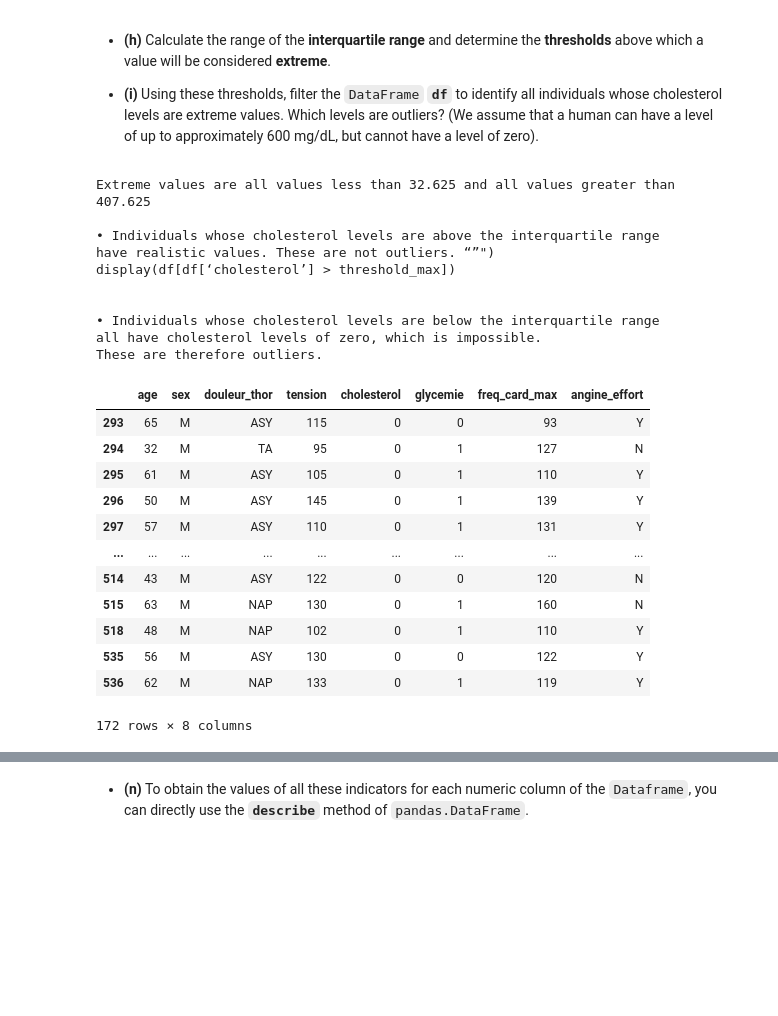
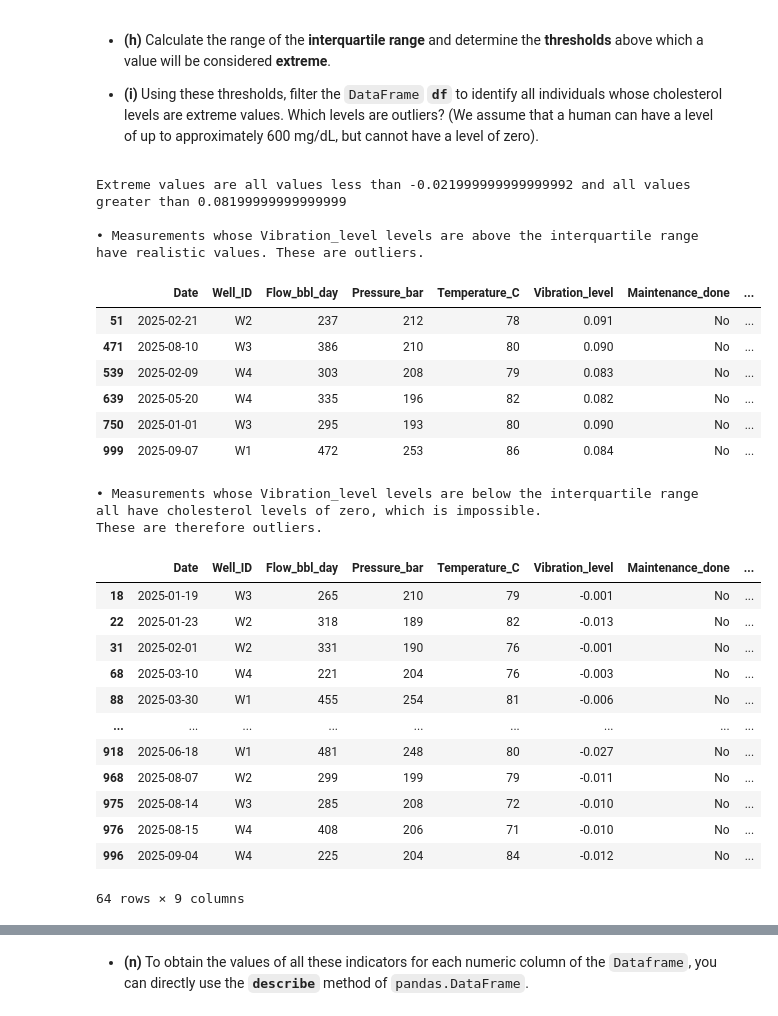
Before and after one commit to Demosthene-OR/Student-AI-and-Data-Management, a Jupyter notebook: 01_analysis_num_variables_oil_en.ipynb, the cells around one changed output, grey strips where cells are left out. Saved outputs shown, nothing was run; the diff lists cells and outputs as text; code cells hidden in the pictures; blank space fills up the shorter version.

```diff
--- a/01_analysis_num_variables_oil_en.ipynb
+++ b/01_analysis_num_variables_oil_en.ipynb
@@ -46,8 +57,7 @@ import pandas as pd
 import numpy as np
 
 url = "https://raw.githubusercontent.com/Demosthene-OR/Student-AI-and-Data-Management/main/data/"
-# df = pd.read_csv(url+"heart.csv")
-df = pd.read_csv(url+"OilWell_Production_Maintenance_1000rows.csv")
+df = pd.read_csv(url+"OilWell_Production_Maintenance.csv")
 df.head()
 # %% [output]
 |  | Date | Well_ID | Flow_bbl_day | Pressure_bar | Temperature_C | Vibration_level | Maintenance_done | ... |
@@ -190,9 +199,12 @@ dtype: int64
 # %%
-print("The minimum value is: ", df['cholesterol'].min())
-print("The maximum value is: ", df['cholesterol'].max())
-print("The median value is: ", df['cholesterol'].median(), '\n')
+# Column analysed
+col = 'Vibration_level'
 
-q1, q2, q3 = df['cholesterol'].quantile(q=[0.25, 0.5, 0.75])
+print("The minimum value is: ", df[col].min())
+print("The maximum value is: ", df[col].max())
+print("The median value is: ", df[col].median(), '\n')
+
+q1, q2, q3 = df[col].quantile(q=[0.25, 0.5, 0.75])
 
 print("The quartiles are:", "q1 =", q1, ", q2 =", q2, ", q3 =", q3, '\n')
 # %% [output]
@@ -210,51 +222,55 @@ The quartiles are: q1 = 173.25 , q2 = 223.0 , q3 = 267.0
 # %%
 # Extreme values:
 # Calculation of thresholds:
 iqr = q3-q1
 threshold_min = q1 - 1.5*iqr
 threshold_max = q3 + 1.5*iqr
 
 print("Extreme values are all values less than", threshold_min,
       "and all values greater than", threshold_max)
 
 # Conclusions:
-print("""
-• Individuals whose cholesterol levels are above the interquartile range
-have realistic values. \033[1mThese are not outliers. \033[0m“”")
-display(df[df[‘cholesterol’] > threshold_max])
-""")
+print(f"""
+• Measurements whose {col} levels are above the interquartile range
+have realistic values. \033[1mThese are outliers. \033[0m""")
+display(df[df[col] > threshold_max])
 
 
-print("""
-• Individuals whose cholesterol levels are below the interquartile range
+
+print(f"""
+• Measurements whose {col} levels are below the interquartile range
 all have cholesterol levels of zero, which is impossible.
 \033[1mThese are therefore outliers.\033[0m
 """)
-display(df[df['cholesterol'] < threshold_min])
+display(df[df[col] < 0*threshold_min])
 # %% [output]
-Extreme values are all values less than 32.625 and all values greater than 407.625
+Extreme values are all values less than -0.021999999999999992 and all values greater than 0.08199999999999999
 
-• Individuals whose cholesterol levels are above the interquartile range
-have realistic values. These are not outliers. “”")
-display(df[df[‘cholesterol’] > threshold_max])
-
-
-• Individuals whose cholesterol levels are below the interquartile range
-all have cholesterol levels of zero, which is impossible.
-These are therefore outliers.
+• Measurements whose Vibration_level levels are above the interquartile range
+have realistic values. These are outliers.
-|  | age | sex | douleur_thor | tension | cholesterol | glycemie | freq_card_max | angine_effort |
-| 293 | 65 | M | ASY | 115 | 0 | 0 | 93 | Y |
-| 294 | 32 | M | TA | 95 | 0 | 1 | 127 | N |
-| 295 | 61 | M | ASY | 105 | 0 | 1 | 110 | Y |
-| 296 | 50 | M | ASY | 145 | 0 | 1 | 139 | Y |
-| 297 | 57 | M | ASY | 110 | 0 | 1 | 131 | Y |
-| ... | ... | ... | ... | ... | ... | ... | ... | ... |
-| 514 | 43 | M | ASY | 122 | 0 | 0 | 120 | N |
-| 515 | 63 | M | NAP | 130 | 0 | 1 | 160 | N |
-| 518 | 48 | M | NAP | 102 | 0 | 1 | 110 | Y |
-| 535 | 56 | M | ASY | 130 | 0 | 0 | 122 | Y |
-| 536 | 62 | M | NAP | 133 | 0 | 1 | 119 | Y |
+|  | Date | Well_ID | Flow_bbl_day | Pressure_bar | Temperature_C | Vibration_level | Maintenance_done | ... |
+| 51 | 2025-02-21 | W2 | 237 | 212 | 78 | 0.091 | No | ... |
+| 471 | 2025-08-10 | W3 | 386 | 210 | 80 | 0.090 | No | ... |
+| 539 | 2025-02-09 | W4 | 303 | 208 | 79 | 0.083 | No | ... |
+| 639 | 2025-05-20 | W4 | 335 | 196 | 82 | 0.082 | No | ... |
+| 750 | 2025-01-01 | W3 | 295 | 193 | 80 | 0.090 | No | ... |
+| 999 | 2025-09-07 | W1 | 472 | 253 | 86 | 0.084 | No | ... |
-172 rows × 8 columns
+• Measurements whose Vibration_level levels are below the interquartile range
+all have cholesterol levels of zero, which is impossible.
+These are therefore outliers.
+|  | Date | Well_ID | Flow_bbl_day | Pressure_bar | Temperature_C | Vibration_level | Maintenance_done | ... |
+| 18 | 2025-01-19 | W3 | 265 | 210 | 79 | -0.001 | No | ... |
+| 22 | 2025-01-23 | W2 | 318 | 189 | 82 | -0.013 | No | ... |
+| 31 | 2025-02-01 | W2 | 331 | 190 | 76 | -0.001 | No | ... |
+| 68 | 2025-03-10 | W4 | 221 | 204 | 76 | -0.003 | No | ... |
+| 88 | 2025-03-30 | W1 | 455 | 254 | 81 | -0.006 | No | ... |
+| ... | ... | ... | ... | ... | ... | ... | ... | ... |
+| 918 | 2025-06-18 | W1 | 481 | 248 | 80 | -0.027 | No | ... |
+| 968 | 2025-08-07 | W2 | 299 | 199 | 79 | -0.011 | No | ... |
+| 975 | 2025-08-14 | W3 | 285 | 208 | 72 | -0.010 | No | ... |
+| 976 | 2025-08-15 | W4 | 408 | 206 | 71 | -0.010 | No | ... |
+| 996 | 2025-09-04 | W4 | 225 | 204 | 84 | -0.012 | No | ... |
+64 rows × 9 columns
 # %% [markdown]
 
 > The **mean** of a numerical statistical series $X = (x_1, x_2, ..., x_n)$ is given by the formula:
```
Also changed, not shown: parts of 17 cells of this notebook, 1 other file.
